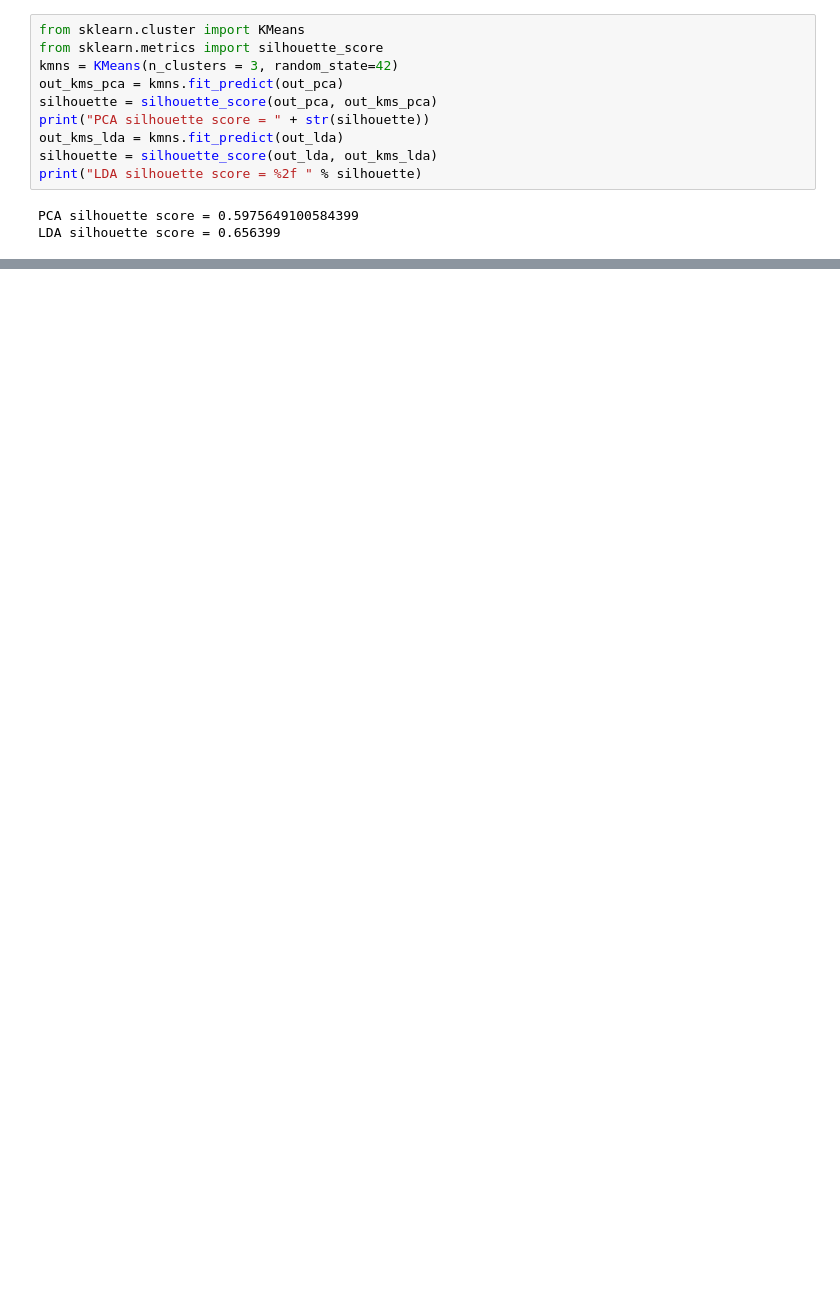
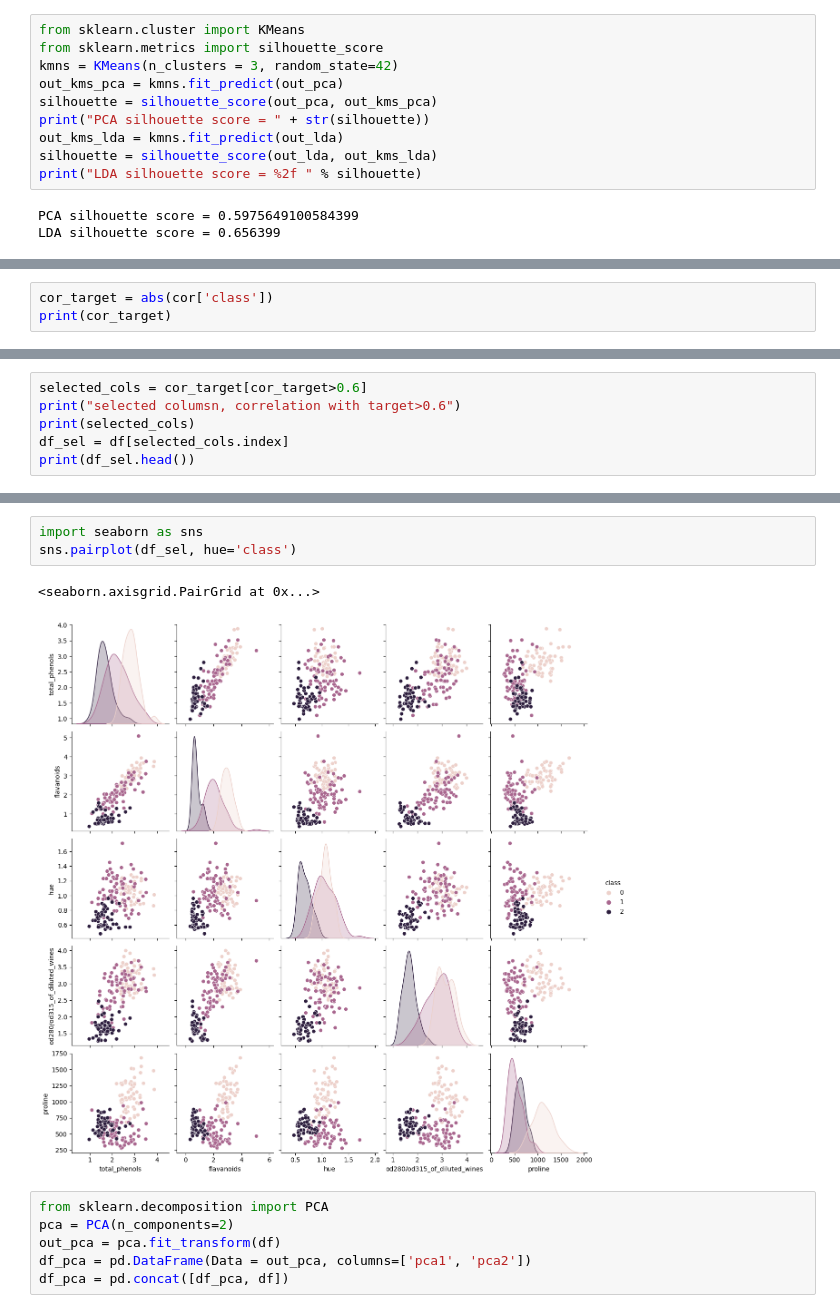
Before and after one commit to WooJungE/About_data, a Jupyter notebook: 20230330.ipynb, the cells around one changed output, grey strips where cells are left out. Cells and saved outputs as stored; diff of their text form; blank space fills up the shorter version.

```diff
--- a/20230330.ipynb
+++ b/20230330.ipynb
@@ -125,0 +188,3 @@ LDA silhouette score = 0.656399
+# %%
+cor_target = abs(cor['class'])
+print(cor_target)
@@ -125,0 +207,6 @@ LDA silhouette score = 0.656399
+# %%
+selected_cols = cor_target[cor_target>0.6]
+print("selected columsn, correlation with target>0.6")
+print(selected_cols)
+df_sel = df[selected_cols.index]
+print(df_sel.head())
@@ -125,0 +231,12 @@ LDA silhouette score = 0.656399
+# %%
+import seaborn as sns
+sns.pairplot(df_sel, hue='class')
+# %% [output]
+<seaborn.axisgrid.PairGrid at 0x...>
+[figure, added]
+# %%
+from sklearn.decomposition import PCA
+pca = PCA(n_components=2)
+out_pca = pca.fit_transform(df)
+df_pca = pd.DataFrame(Data = out_pca, columns=['pca1', 'pca2'])
+df_pca = pd.concat([df_pca, df])
```
Also changed, not shown: parts of 7 cells of this notebook.
